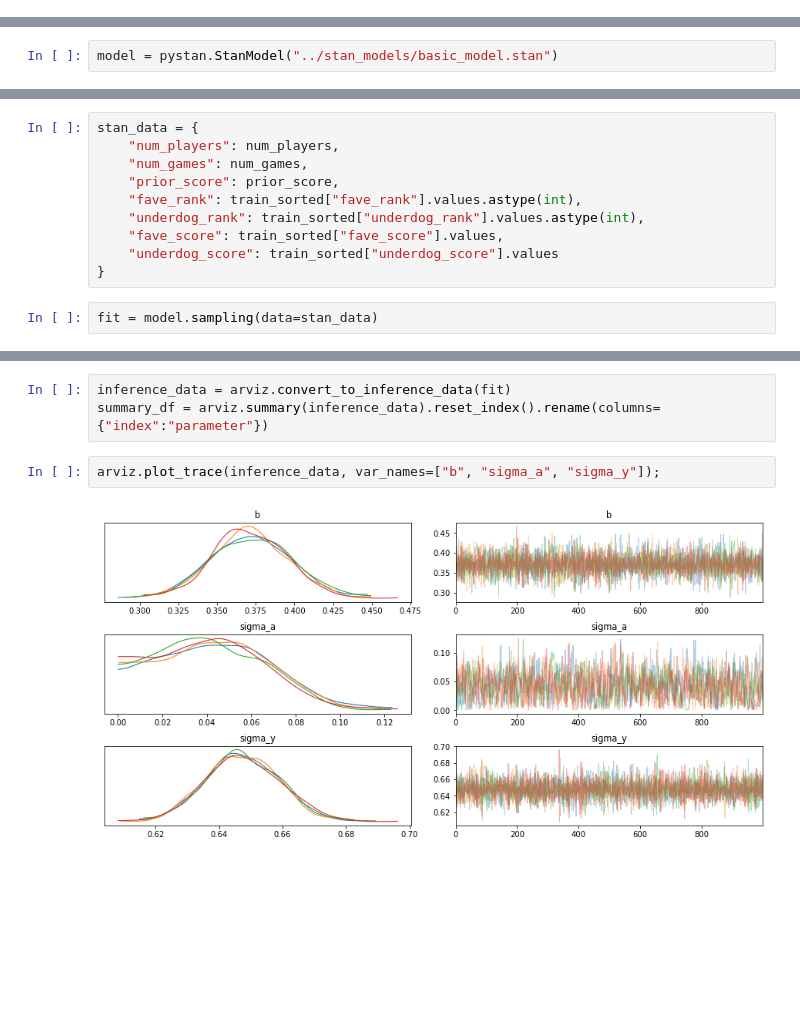
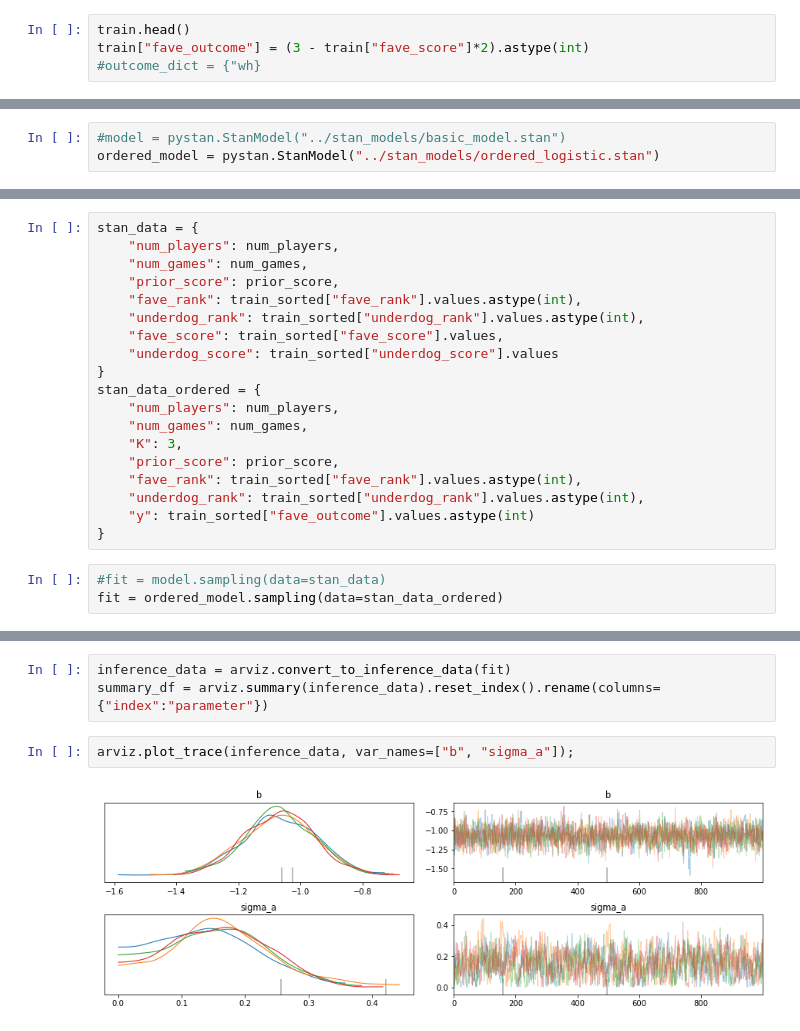
Before and after one commit to maw501/bayesian-chess-prediction, a Jupyter notebook: notebooks/fit_model.ipynb, the cells around one changed output, grey strips where cells are left out. Drawn from its saved outputs; the diff is of its cells as text; blank space fills up the shorter version.

Commit message:
WIP: add ordered logistic model

```diff
--- a/notebooks/fit_model.ipynb
+++ b/notebooks/fit_model.ipynb
@@ -73,3 +73,7 @@ Try using .loc[row_indexer,col_indexer] = value instead
 
 See the caveats in the documentation: https://pandas.pydata.org/pandas-docs/stable/user_guide/indexing.html#returning-a-view-versus-a-copy
   df[underdog_name] = df.loc[~mask, white_col]
+# %%
+train.head()
+train["fave_outcome"] = (3 - train["fave_score"]*2).astype(int)
+#outcome_dict = {"wh}
@@ -89,5 +114,6 @@ Try using .loc[row_indexer,col_indexer] = value instead
 See the caveats in the documentation: https://pandas.pydata.org/pandas-docs/stable/user_guide/indexing.html#returning-a-view-versus-a-copy
   train["fave_underdog_score_diff"] = train["fave_score"].values - train["underdog_score"].values
 # %%
-model = pystan.StanModel("../stan_models/basic_model.stan")
+#model = pystan.StanModel("../stan_models/basic_model.stan")
+ordered_model = pystan.StanModel("../stan_models/ordered_logistic.stan")
 # %% [output]
@@ -102,8 +128,18 @@ stan_data = {
     "fave_score": train_sorted["fave_score"].values,
     "underdog_score": train_sorted["underdog_score"].values
 }
+stan_data_ordered = {
+    "num_players": num_players,
+    "num_games": num_games,
+    "K": 3,
+    "prior_score": prior_score,
+    "fave_rank": train_sorted["fave_rank"].values.astype(int),
+    "underdog_rank": train_sorted["underdog_rank"].values.astype(int),
+    "y": train_sorted["fave_outcome"].values.astype(int)
+}
 # %%
-fit = model.sampling(data=stan_data)
+#fit = model.sampling(data=stan_data)
+fit = ordered_model.sampling(data=stan_data_ordered)
 # %% [output]
 WARNING:pystan:Maximum (flat) parameter count (1000) exceeded: skipping diagnostic tests for n_eff and Rhat.
 To run all diagnostics call pystan.check_hmc_diagnostics(fit)
@@ -133,9 +171,9 @@ convergence, Rhat=1).
 inference_data = arviz.convert_to_inference_data(fit)
 summary_df = arviz.summary(inference_data).reset_index().rename(columns={"index":"parameter"})
 # %%
-arviz.plot_trace(inference_data, var_names=["b", "sigma_a", "sigma_y"]);
+arviz.plot_trace(inference_data, var_names=["b", "sigma_a"]);
 # %% [output]
-[figure, old version]
+[figure, new version]
 # %%
 fig, ax = plt.subplots(figsize=(8, 16))
 
```
Also changed, not shown: parts of 14 cells of this notebook, 2 other files.
